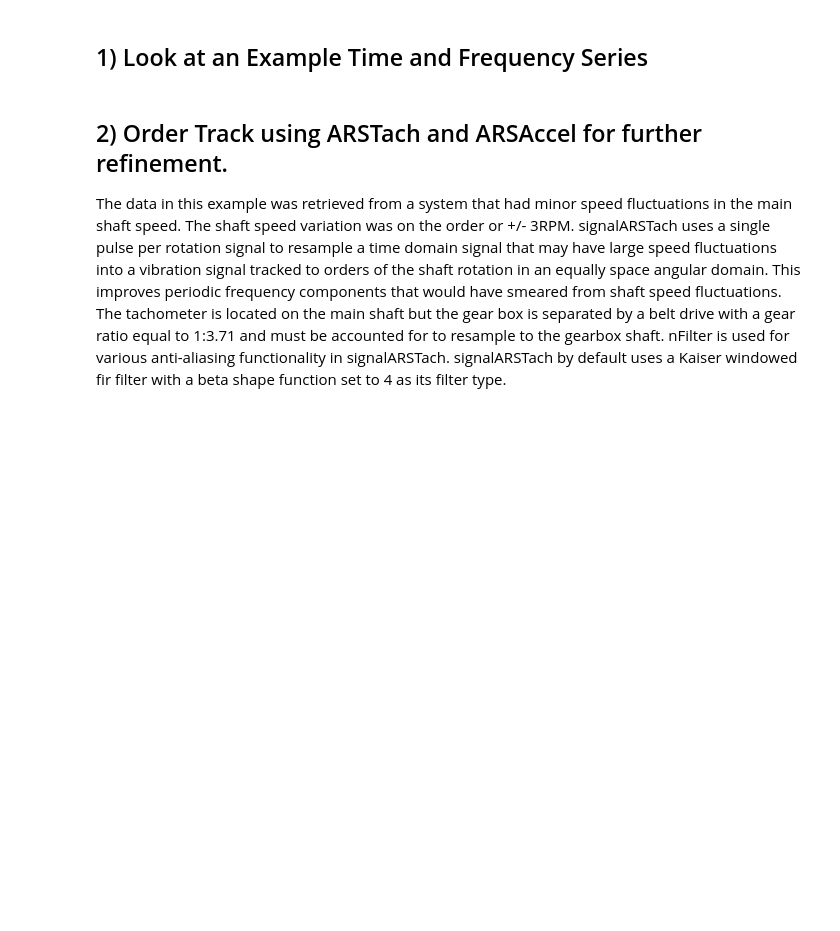
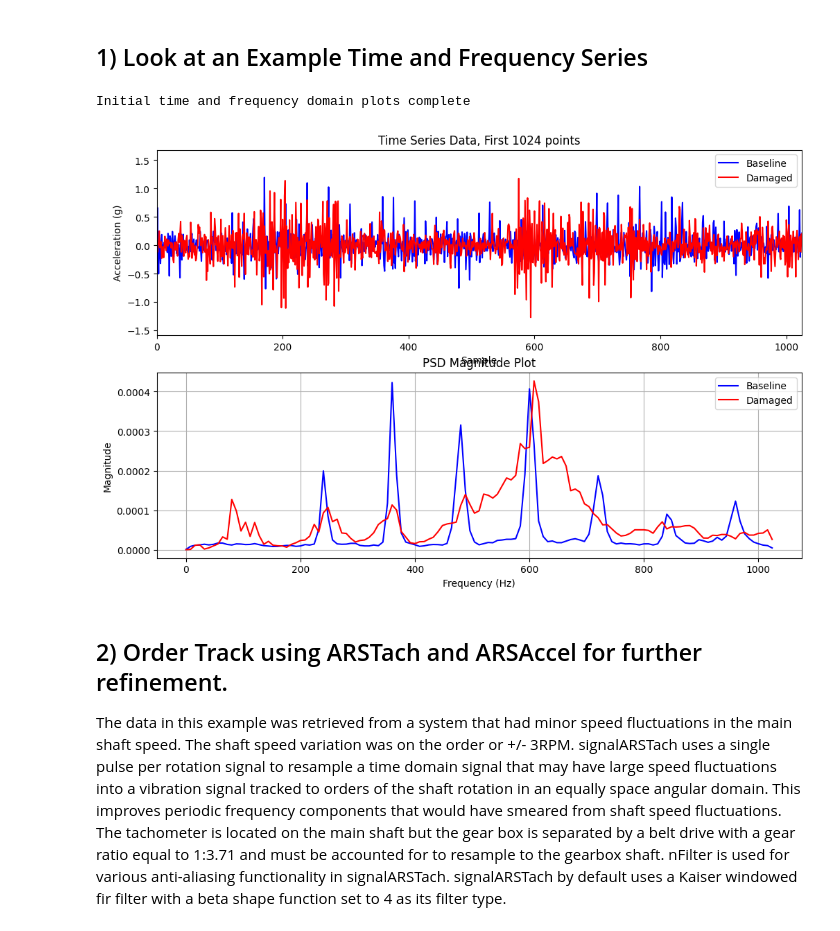
Before and after one commit to ebpfly/shmtools, a Jupyter notebook: examples/notebooks/condition_based_monitoring/gearbox_fault_analysis.ipynb, the cells around one changed output. Saved outputs shown, nothing was run; the diff lists cells and outputs as text; code cells hidden in the pictures; blank space fills up the shorter version.

```diff
--- a/examples/notebooks/condition_based_monitoring/gearbox_fault_analysis.ipynb
+++ b/examples/notebooks/condition_based_monitoring/gearbox_fault_analysis.ipynb
@@ -80,32 +87,35 @@ print(f"Original stateList shape: {stateList.shape}")
 # %%
 # Plot instance Number
 instance = 2  # Python 0-based (MATLAB used 3)
 
 fig = plt.figure(figsize=(12, 16))
 
 # Time Series Comparison
 plt.subplot(4, 1, 1)
 plt.plot(X[:, 1, iBaseline[instance]], 'b', label='Baseline')
 plt.plot(X[:, 1, iDamage[instance]], 'r', label='Damaged')
 plt.xlim([0, 1024])
 plt.title('Time Series Data, First 1024 points')
 plt.xlabel('Sample')
 plt.ylabel('Acceleration (g)')
 plt.legend()
 
 # Frequency Domain Comparison
 plt.subplot(4, 1, 2)
 test_data = X[:, 1:2, [iBaseline[instance], iDamage[instance]]]
-psdMatrix, f, is1sided = psd_welch_shm(test_data, None, None, None, Fs, None)
+psdMatrix, f, is1sided = psd_welch_shm(test_data, None, None, None, fs, None)
 plt.plot(f, psdMatrix[:, 0, 0], 'b', label='Baseline')
 plt.plot(f, psdMatrix[:, 0, 1], 'r', label='Damaged')
 plt.grid(True)
 plt.title('PSD Magnitude Plot')
 plt.xlabel('Frequency (Hz)')
 plt.ylabel('Magnitude')
 plt.legend()
 
 print("Initial time and frequency domain plots complete")
+# %% [output]
+Initial time and frequency domain plots complete
+[figure, added]
 # %% [markdown]
 ## 2) Order Track using ARSTach and ARSAccel for further refinement.
 
```
Also changed, not shown: parts of 15 cells of this notebook, 51 other files.
